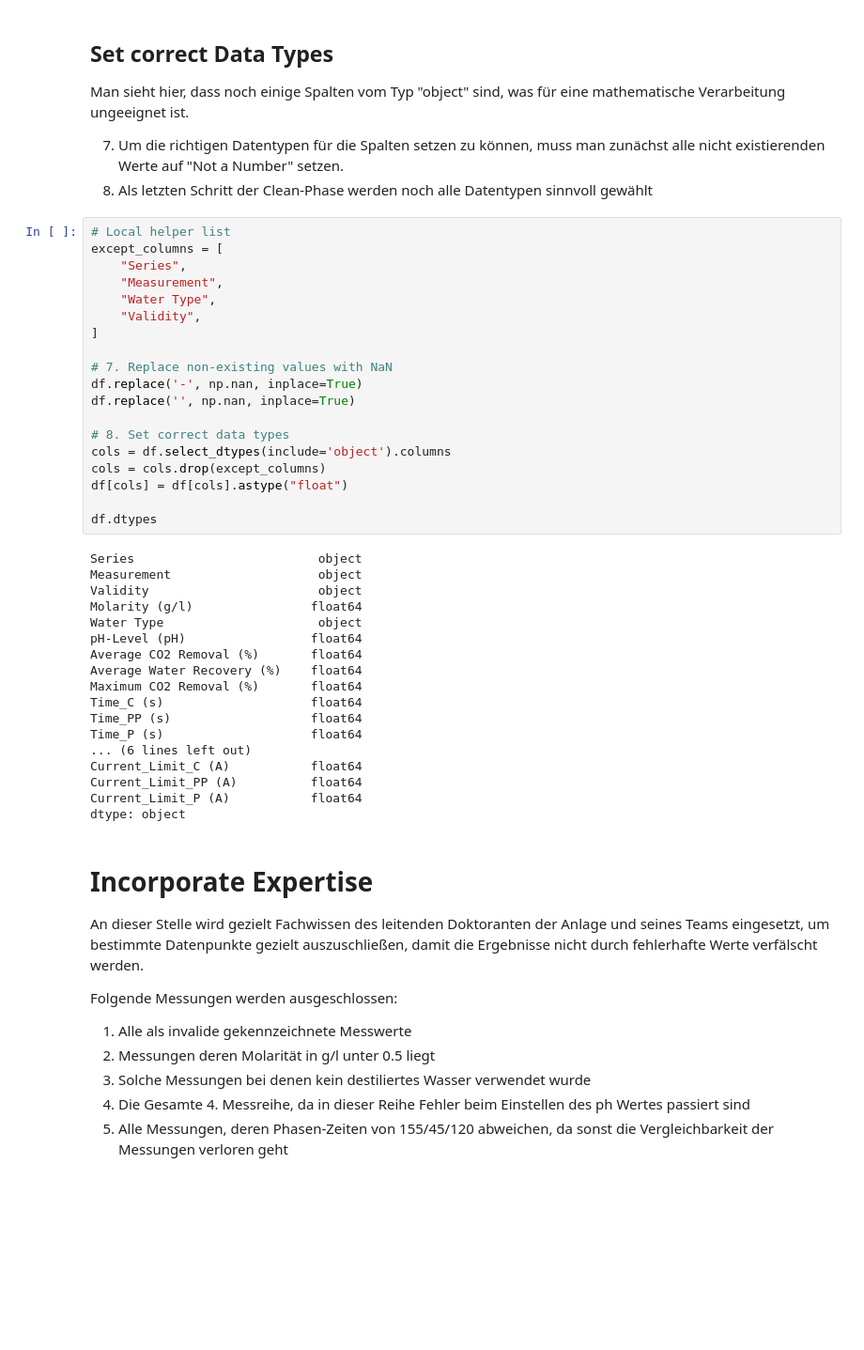
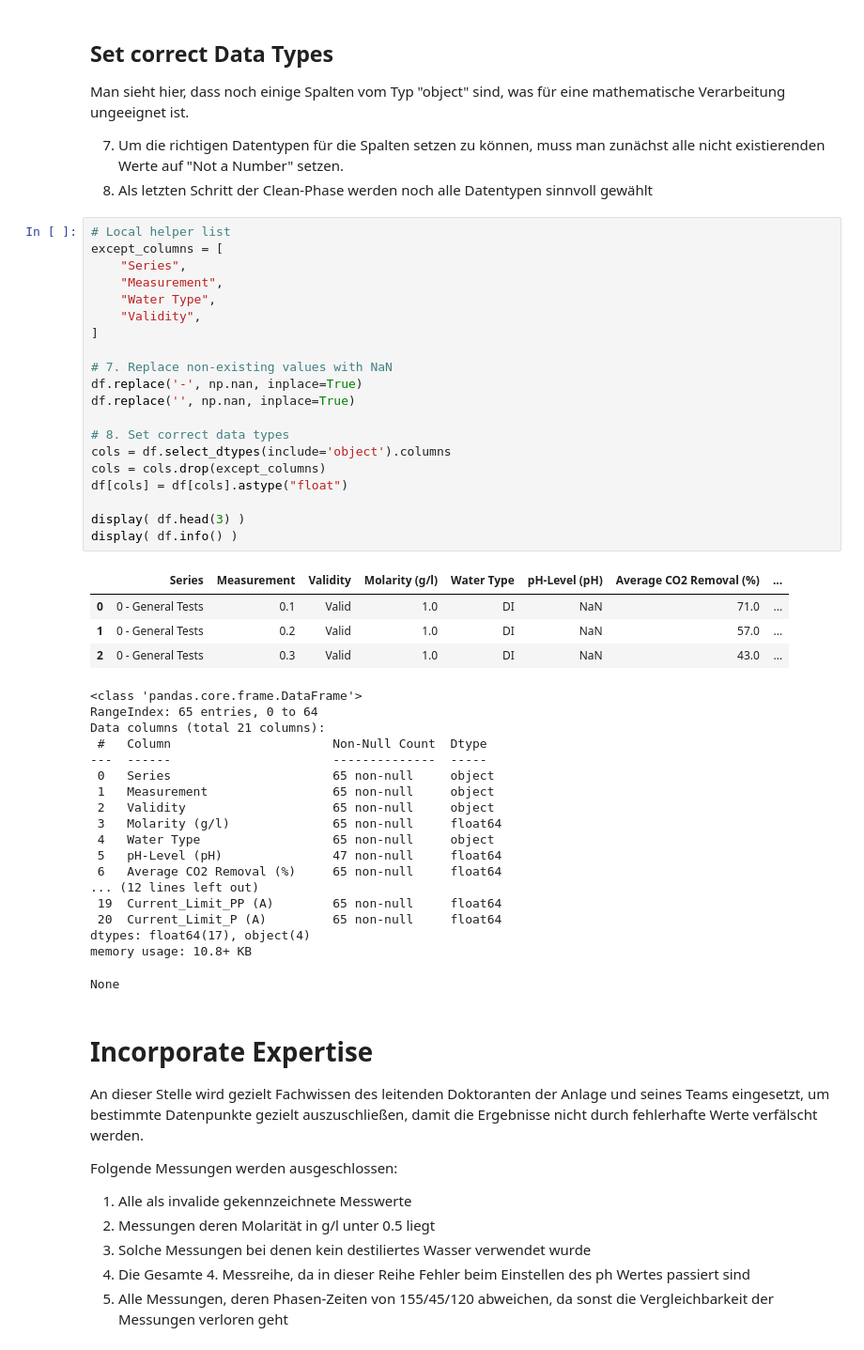
Before and after one commit to DavidGinfo/CapBioCO2_Optimization, a Jupyter notebook: notebooks/DataProcessing.ipynb, the cells around one changed output. Shown at 94% size. Drawn from its saved outputs; the diff is of its cells as text; blank space fills up the shorter version.

```diff
--- a/notebooks/DataProcessing.ipynb
+++ b/notebooks/DataProcessing.ipynb
@@ -151,40 +154,46 @@ Man sieht hier, dass noch einige Spalten vom Typ "object" sind, was für eine ma
 # %%
 # Local helper list
 except_columns = [
     "Series",
     "Measurement",
     "Water Type",
     "Validity",
 ]
 
 # 7. Replace non-existing values with NaN
 df.replace('-', np.nan, inplace=True)
 df.replace('', np.nan, inplace=True)
 
 # 8. Set correct data types
 cols = df.select_dtypes(include='object').columns
 cols = cols.drop(except_columns)
 df[cols] = df[cols].astype("float")
 
-df.dtypes
+display( df.head(3) )
+display( df.info() )
 # %% [output]
+|  | Series | Measurement | Validity | Molarity (g/l) | Water Type | pH-Level (pH) | Average CO2 Removal (%) | ... |
+| 0 | 0 - General Tests | 0.1 | Valid | 1.0 | DI | NaN | 71.0 | ... |
+| 1 | 0 - General Tests | 0.2 | Valid | 1.0 | DI | NaN | 57.0 | ... |
+| 2 | 0 - General Tests | 0.3 | Valid | 1.0 | DI | NaN | 43.0 | ... |
-Series                         object
-Measurement                    object
-Validity                       object
-Molarity (g/l)                float64
-Water Type                     object
-pH-Level (pH)                 float64
-Average CO2 Removal (%)       float64
-Average Water Recovery (%)    float64
-Maximum CO2 Removal (%)       float64
-Time_C (s)                    float64
-Time_PP (s)                   float64
-Time_P (s)                    float64
-... (6 lines left out)
-Current_Limit_C (A)           float64
-Current_Limit_PP (A)          float64
-Current_Limit_P (A)           float64
-dtype: object
+<class 'pandas.core.frame.DataFrame'>
+RangeIndex: 65 entries, 0 to 64
+Data columns (total 21 columns):
+ #   Column                      Non-Null Count  Dtype
+---  ------                      --------------  -----
+ 0   Series                      65 non-null     object
+ 1   Measurement                 65 non-null     object
+ 2   Validity                    65 non-null     object
+ 3   Molarity (g/l)              65 non-null     float64
+ 4   Water Type                  65 non-null     object
+ 5   pH-Level (pH)               47 non-null     float64
+ 6   Average CO2 Removal (%)     65 non-null     float64
+... (12 lines left out)
+ 19  Current_Limit_PP (A)        65 non-null     float64
+ 20  Current_Limit_P (A)         65 non-null     float64
+dtypes: float64(17), object(4)
+memory usage: 10.8+ KB
+None
 # %% [markdown]
 # Incorporate Expertise
 
```
Also changed, not shown: parts of 9 cells of this notebook.
